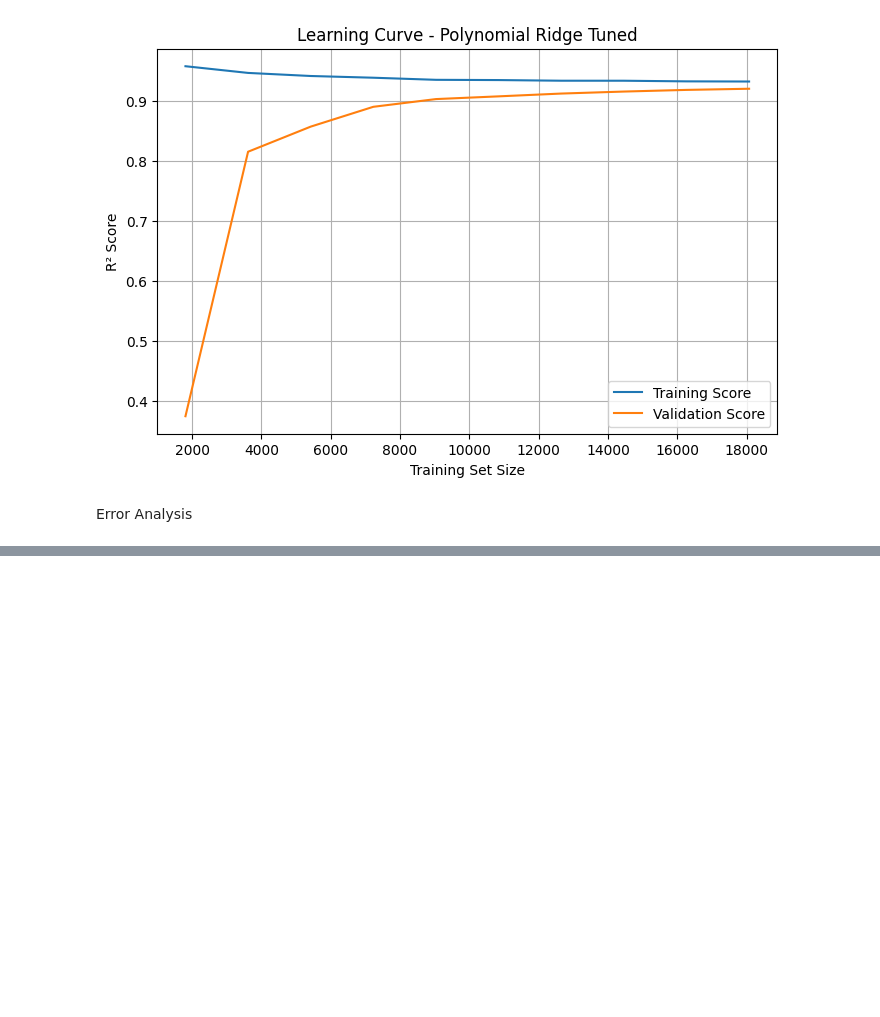
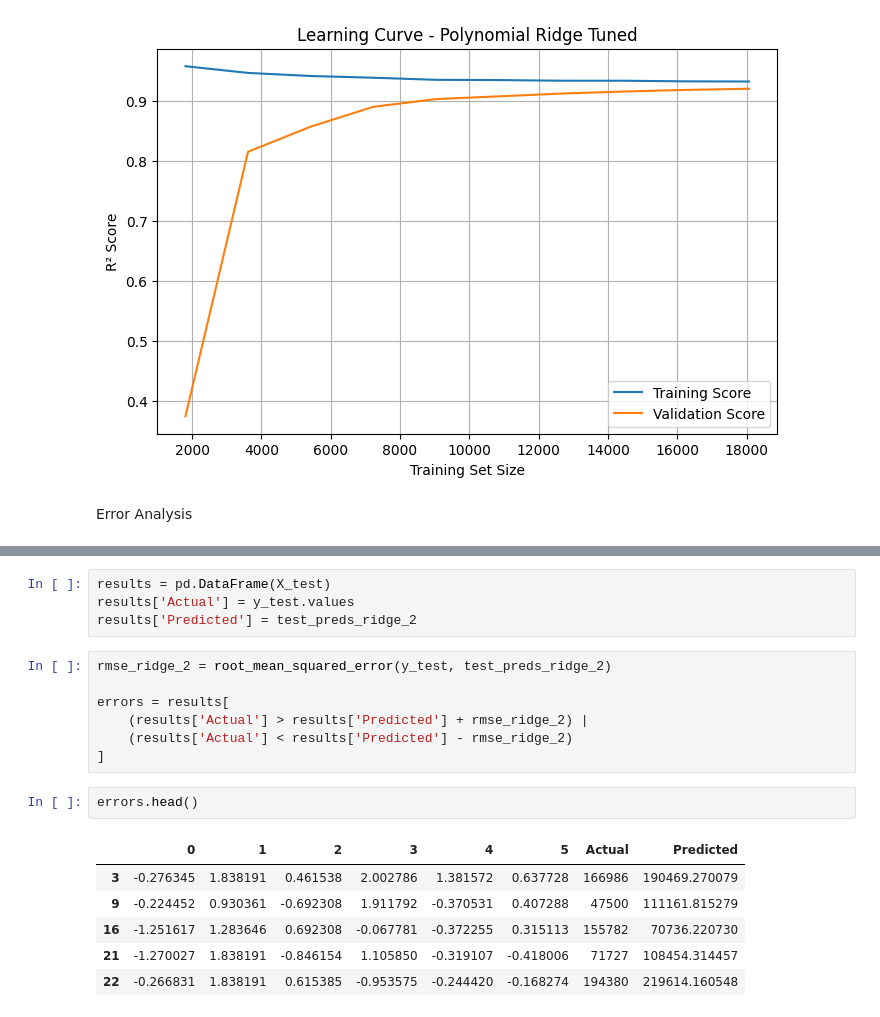
Before and after one commit to victorouma1/Machine-Learning-Capstone, a Jupyter notebook: main_2.ipynb, the cells around one changed output, grey strips where cells are left out. Cells and saved outputs as stored; diff of their text form; blank space fills up the shorter version.

```diff
--- a/main_2.ipynb
+++ b/main_2.ipynb
@@ -640,0 +656,20 @@ Error Analysis
+# %%
+results = pd.DataFrame(X_test)
+results['Actual'] = y_test.values
+results['Predicted'] = test_preds_ridge_2
+# %%
+rmse_ridge_2 = root_mean_squared_error(y_test, test_preds_ridge_2)
+
+errors = results[
+    (results['Actual'] > results['Predicted'] + rmse_ridge_2) |
+    (results['Actual'] < results['Predicted'] - rmse_ridge_2)
+]
+# %%
+errors.head()
+# %% [output]
+|  | 0 | 1 | 2 | 3 | 4 | 5 | Actual | Predicted |
+| 3 | -0.276345 | 1.838191 | 0.461538 | 2.002786 | 1.381572 | 0.637728 | 166986 | 190469.270079 |
+| 9 | -0.224452 | 0.930361 | -0.692308 | 1.911792 | -0.370531 | 0.407288 | 47500 | 111161.815279 |
+| 16 | -1.251617 | 1.283646 | 0.692308 | -0.067781 | -0.372255 | 0.315113 | 155782 | 70736.220730 |
+| 21 | -1.270027 | 1.838191 | -0.846154 | 1.105850 | -0.319107 | -0.418006 | 71727 | 108454.314457 |
+| 22 | -0.266831 | 1.838191 | 0.615385 | -0.953575 | -0.244420 | -0.168274 | 194380 | 219614.160548 |
```
Also changed, not shown: parts of 6 cells of this notebook.
